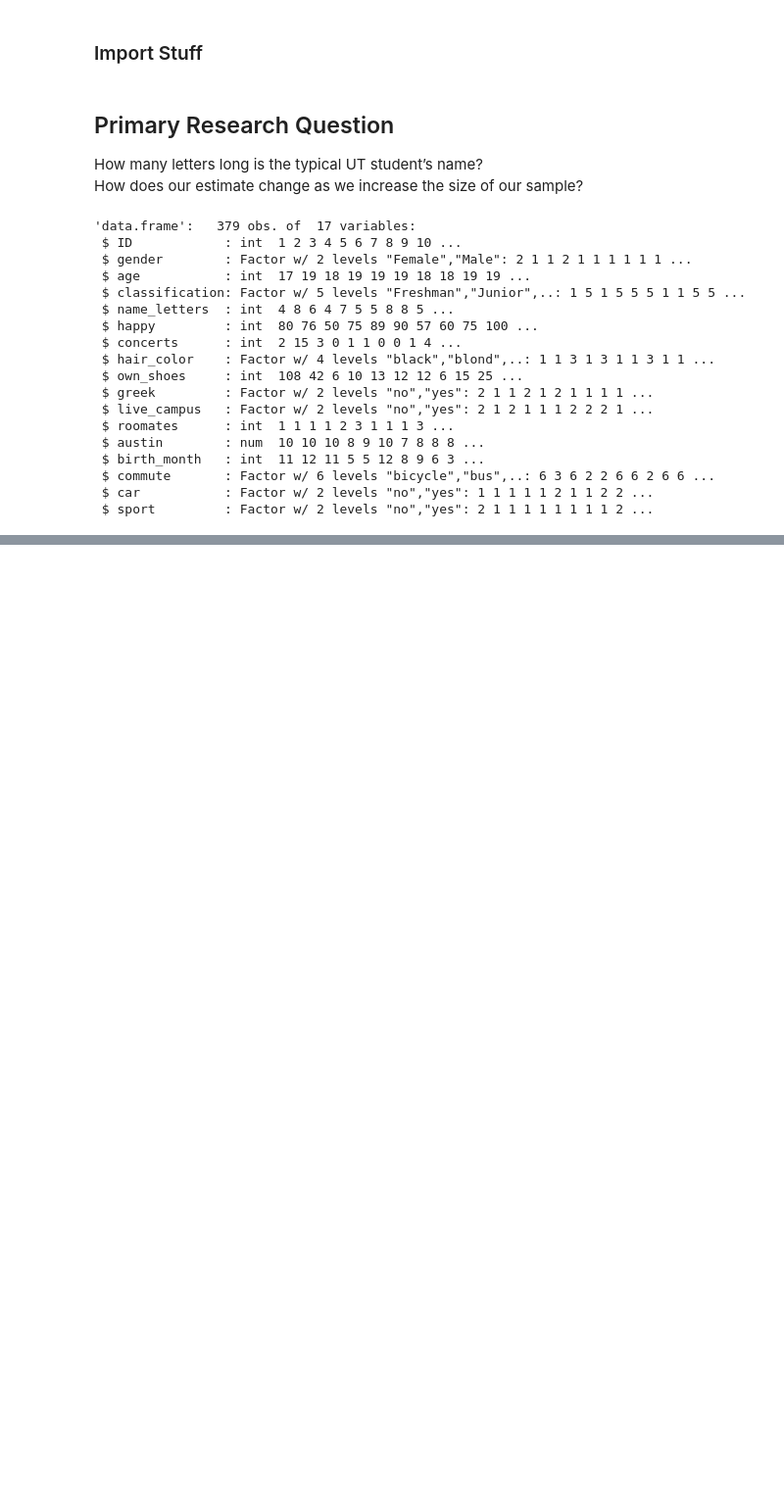
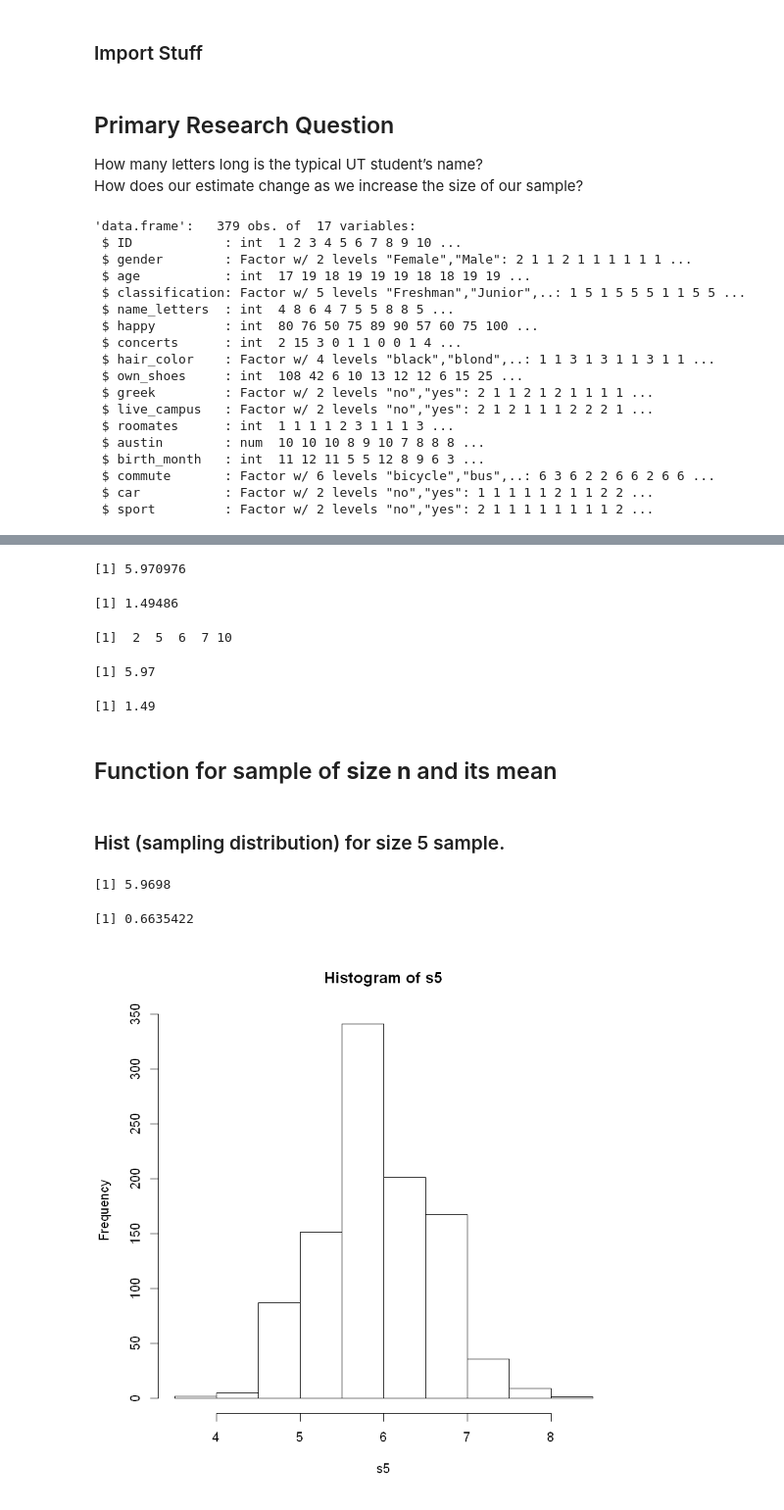
Before and after one commit to sharifahmad2061/foundations-of-data-analysis-part-2, a Jupyter notebook: week-01/pre-lab/notebook.ipynb, the cells around one changed output, grey strips where cells are left out. Shown at 98% size. Saved outputs shown, nothing was run; the diff lists cells and outputs as text; code cells hidden in the pictures; blank space fills up the shorter version.

```diff
--- a/week-01/pre-lab/notebook.ipynb
+++ b/week-01/pre-lab/notebook.ipynb
@@ -31,0 +71,35 @@ str(survey)
+# %%
+mean(survey$name_letters)
+sd(survey$name_letters)
+fivenum(survey$name_letters)
+# %% [output]
+[1] 5.970976
+[1] 1.49486
+[1]  2  5  6  7 10
+# %%
+round(5.97097625329815,2)
+round(1.4948595683422,2)
+# %% [output]
+[1] 5.97
+[1] 1.49
+# %% [markdown]
+## Function for sample of **size n** and its mean
+# %%
+n_sample <- function(sample_size,n){
+    arr <- rep(NA,sample_size)
+    for (i in 1:1000){
+        arr[i] <- mean(sample(survey$name_letters,size = n))
+    }
+    return(arr)
+}
+# %% [markdown]
+### Hist (sampling distribution) for size 5 sample.
+# %%
+s5 <- n_sample(1000,5)
+hist(s5)
+mean(s5)
+sd(s5)
+# %% [output]
+[1] 5.9698
+[1] 0.6635422
+[figure, added]
```
Also changed, not shown: parts of 14 cells of this notebook, 1 other file.
